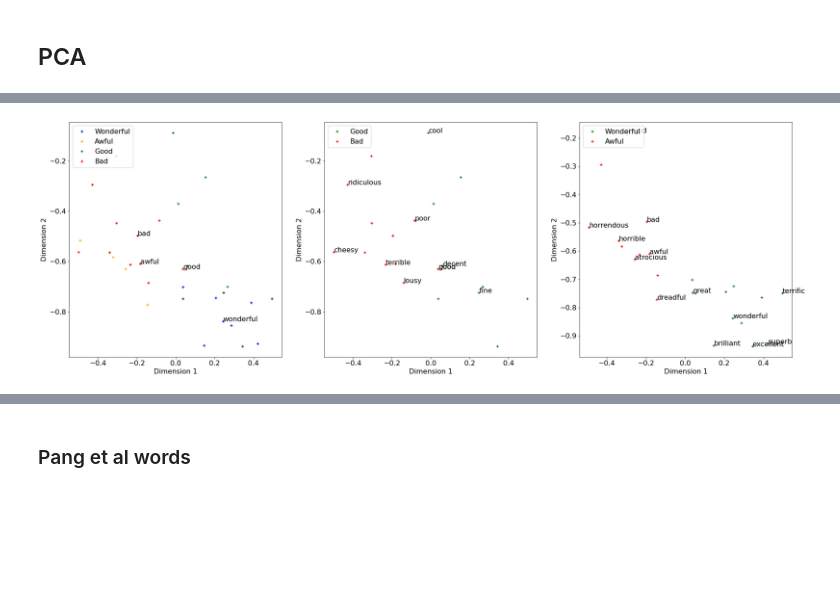
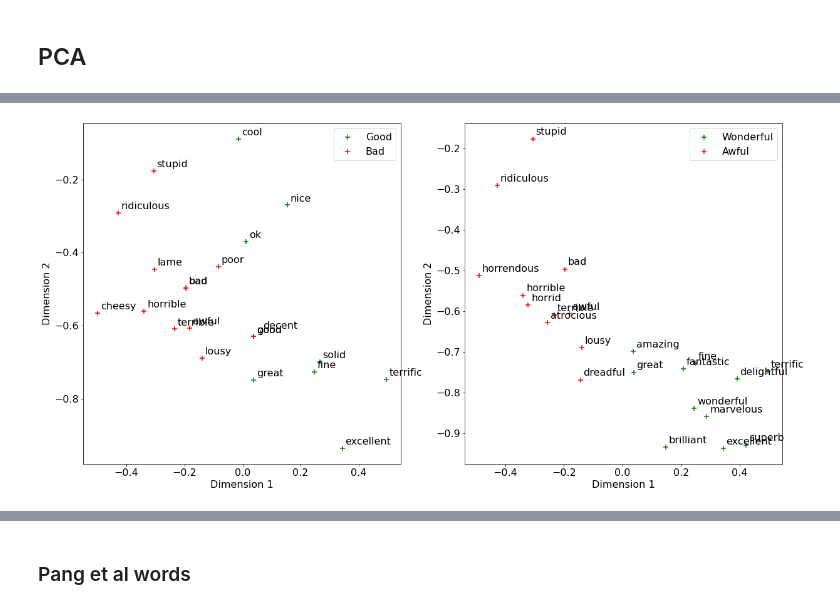
Before and after one commit to thatscotdatasci/MLMI13, a Jupyter notebook: run_doc2vec.ipynb, the cells around one changed output, grey strips where cells are left out. Drawn from its saved outputs; the diff is of its cells as text; code cells hidden in the pictures; blank space fills up the shorter version.

```diff
--- a/run_doc2vec.ipynb
+++ b/run_doc2vec.ipynb
@@ -615,11 +789,13 @@ ax[2].legend(loc='upper right')
 # %%
-fig, ax = plt.subplots(2, 3, figsize=(30,20))
+fig, ax = plt.subplots(2, 2, figsize=(20,20))
+
+arrow_args = dict(arrowstyle="->", connectionstyle="angle3,angleA=0,angleB=-100")
 
 for i, vis_tuple in enumerate([(pos_visualisation_review_paths, pos_visualisation_review_gensim_inds), (neg_visualisation_review_paths, neg_visualisation_review_gensim_inds)]):
     visualisation_review_paths, visualisation_review_gensim_inds = vis_tuple
 
     for j, visualisation_review_path in enumerate(visualisation_review_paths):
-        train_test_ind = visualisation_review_gensim_inds[i]
+        train_test_ind = visualisation_review_gensim_inds[j]
         review_pred_correct = imdb_predict_results[train_test_ind]
 
         tsne_review_ind = np.where(tsne_reviews == visualisation_review_path)
@@ -637,15 +813,20 @@ for i, vis_tuple in enumerate([(pos_visualisation_review_paths, pos_visualisatio
 
         ax[i,j].scatter(review_embedding_tsne[:,0], review_embedding_tsne[:,1], s=150, label='Review')
 
-        ax[i,j].scatter(review_closest_word_embeddings[:,0], review_closest_word_embeddings[:,1], marker='+', s=75, c='b', label='Closest')
+        ax[i,j].scatter(review_closest_word_embeddings[:,0], review_closest_word_embeddings[:,1], marker='+', s=100, c='b', label='Closest')
         for k in range(review_closest_word_embeddings.shape[0]):
-            ax[i,j].annotate(review_closest_words[k], (review_closest_word_embeddings[k,0]+0.2, review_closest_word_embeddings[k,1]+0.2))
+            if k % 2:
+                ax[i,j].annotate(review_closest_words[k],
+                xy=(review_closest_word_embeddings[k,0], review_closest_word_embeddings[k,1]),
+                xytext=(review_closest_word_embeddings[k,0]+5, review_closest_word_embeddings[k,1]-4),
+                arrowprops=arrow_args,
+                )
 
         plt_colors = {'positive':'green', 'negative':'red', 'neutral':'blue', 'both':'yellow'}
         for k in plt_colors.items():
             k_ind = np.where(review_lexicon_labels == k[0])
             if np.any(k_ind):
-                ax[i,j].scatter(review_closest_lexicon_words_embeddings[k_ind,0], review_closest_lexicon_words_embeddings[k_ind,1], marker='+', s=75, c=k[1], label=k[0].title())
+                ax[i,j].scatter(review_closest_lexicon_words_embeddings[k_ind,0], review_closest_lexicon_words_embeddings[k_ind,1], marker='+', s=100, c=k[1], label=k[0].title())
         for k in range(review_closest_lexicon_words_embeddings.shape[0]):
             ax[i,j].annotate(review_closest_lexicon_words[k], (review_closest_lexicon_words_embeddings[k,0]+0.2, review_closest_lexicon_words_embeddings[k,1]+0.2))
 
@@ -655,4 +836,6 @@ for i, vis_tuple in enumerate([(pos_visualisation_review_paths, pos_visualisatio
         # ax[i].set_xlim(-1.25, 2)
         # ax[i].set_ylim(-1.25, 2)
         ax[i,j].legend()
+
+fig.savefig(os.path.join(plot_dir, 'tsne_selected_review_projections.jpeg'), pad_inches=0.2, bbox_inches='tight')
 # %% [output]
@@ -729,42 +914,38 @@ ax.legend()
 # %%
-fig, ax = plt.subplots(1, 3, figsize=(30,10))
+fig, ax = plt.subplots(1, 2, figsize=(20,10))
 
-ax[0].scatter(words_pca[wonderful_inds,0], words_pca[wonderful_inds,1], marker='+', c='b', label='Wonderful')
-ax[0].scatter(words_pca[awful_inds,0], words_pca[awful_inds,1], marker='+', c='orange', label='Awful')
-ax[0].scatter(words_pca[good_inds,0], words_pca[good_inds,1], marker='+', c='g', label='Good')
-ax[0].scatter(words_pca[bad_inds,0], words_pca[bad_inds,1], marker='+', c='r', label='Bad')
+annotation_dist = 0.01
+
+# ax[0].scatter(words_pca[wonderful_inds,0], words_pca[wonderful_inds,1], marker='+', s=75, c='b', label='Wonderful')
+# ax[0].scatter(words_pca[awful_inds,0], words_pca[awful_inds,1], marker='+', s=75, c='orange', label='Awful')
+# ax[0].scatter(words_pca[good_inds,0], words_pca[good_inds,1], marker='+', s=75, c='g', label='Good')
+# ax[0].scatter(words_pca[bad_inds,0], words_pca[bad_inds,1], marker='+', s=75, c='r', label='Bad')
+# ax[0].set_xlabel('Dimension 1')
+# ax[0].set_ylabel('Dimension 2')
+# ax[0].legend(loc='upper right')
+# for w in ['wonderful', 'awful', 'good', 'bad']:
+#     label_ind = np.where(gensim_labels == w)[0]
+#     ax[0].annotate(gensim_labels[label_ind][0], (words_pca[label_ind,0]+annotation_dist, words_pca[label_ind,1]+annotation_dist))
+
+ax[0].scatter(words_pca[good_inds,0], words_pca[good_inds,1], marker='+', s=75, c='g', label='Good')
+ax[0].scatter(words_pca[bad_inds,0], words_pca[bad_inds,1], marker='+', s=75, c='r', label='Bad')
+for i in good_inds:
+    ax[0].annotate(gensim_labels[i], (words_pca[i,0]+annotation_dist, words_pca[i,1]+annotation_dist))
+for i in bad_inds:
+    ax[0].annotate(gensim_labels[i], (words_pca[i,0]+annotation_dist, words_pca[i,1]+annotation_dist))
 ax[0].set_xlabel('Dimension 1')
 ax[0].set_ylabel('Dimension 2')
-ax[0].legend(loc='upper left')
-for w in ['wonderful', 'awful', 'good', 'bad']:
-    label_ind = np.where(gensim_labels == w)[0]
-    ax[0].annotate(gensim_labels[label_ind][0], (words_pca[label_ind,0], words_pca[label_ind,1]))
+ax[0].legend(loc='upper right')
 
-ax[1].scatter(words_pca[good_inds,0], words_pca[good_inds,1], marker='+', c='g', label='Good')
-ax[1].scatter(words_pca[bad_inds,0], words_pca[bad_inds,1], marker='+', c='r', label='Bad')
-for i in good_inds:
-    if not i % 2:
-        continue
-    ax[1].annotate(gensim_labels[i], (words_pca[i,0], words_pca[i,1]))
-for i in bad_inds:
-    if not i % 2:
-        continue
-    ax[1].annotate(gensim_labels[i], (words_pca[i,0], words_pca[i,1]))
+ax[1].scatter(words_pca[wonderful_inds,0], words_pca[wonderful_inds,1], marker='+', s=75, c='g', label='Wonderful')
+ax[1].scatter(words_pca[awful_inds,0], words_pca[awful_inds,1], marker='+', s=75, c='r', label='Awful')
+for i in wonderful_inds:
+    ax[1].annotate(gensim_labels[i], (words_pca[i,0]+annotation_dist, words_pca[i,1]+annotation_dist))
+for i in awful_inds:
+    ax[1].annotate(gensim_labels[i], (words_pca[i,0]+annotation_dist, words_pca[i,1]+annotation_dist))
 ax[1].set_xlabel('Dimension 1')
 ax[1].set_ylabel('Dimension 2')
-ax[1].legend(loc='upper left')
+ax[1].legend(loc='upper right')
 
-ax[2].scatter(words_pca[wonderful_inds,0], words_pca[wonderful_inds,1], marker='+', c='g', label='Wonderful')
-ax[2].scatter(words_pca[awful_inds,0], words_pca[awful_inds,1], marker='+', c='r', label='Awful')
-for i in wonderful_inds:
-    if i % 2:
-        continue
-    ax[2].annotate(gensim_labels[i], (words_pca[i,0], words_pca[i,1]))
-for i in awful_inds:
-    if i % 2:
-        continue
-    ax[2].annotate(gensim_labels[i], (words_pca[i,0], words_pca[i,1]))
-ax[2].set_xlabel('Dimension 1')
-ax[2].set_ylabel('Dimension 2')
-ax[2].legend(loc='upper left')
+fig.savefig(os.path.join(plot_dir, 'pca_selected_word_projections.jpeg'), pad_inches=0.2, bbox_inches='tight')
 # %% [output]
@@ -772,2 +952,2 @@ ax[2].legend(loc='upper left')
-[figure, old version]
+[figure, new version]
 # %%
```
Also changed, not shown: parts of 26 cells of this notebook, 2 other files.
